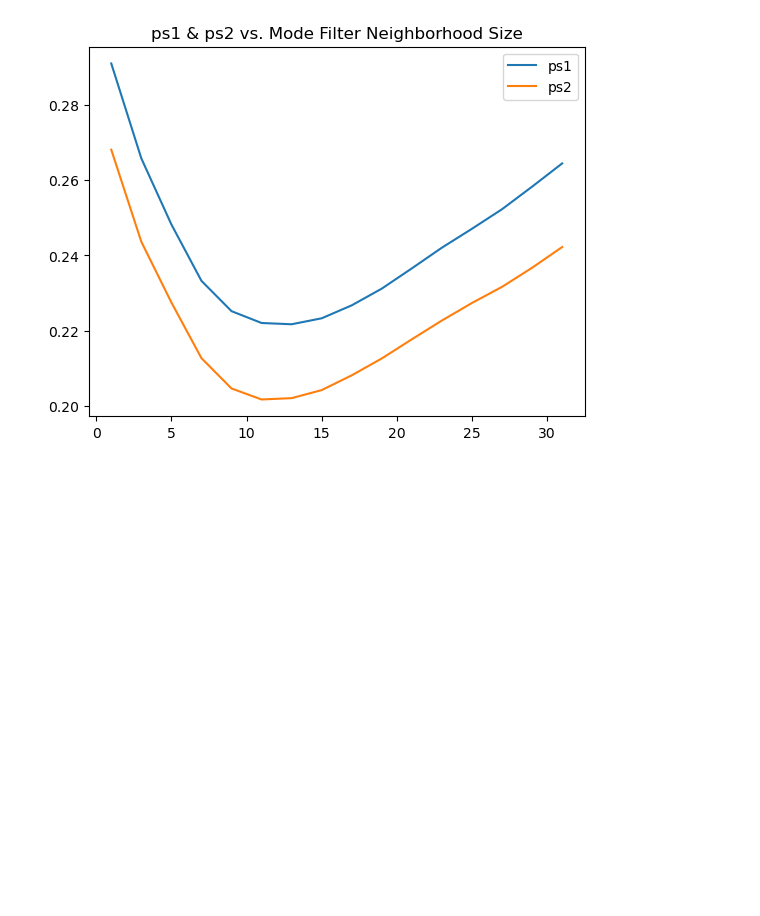
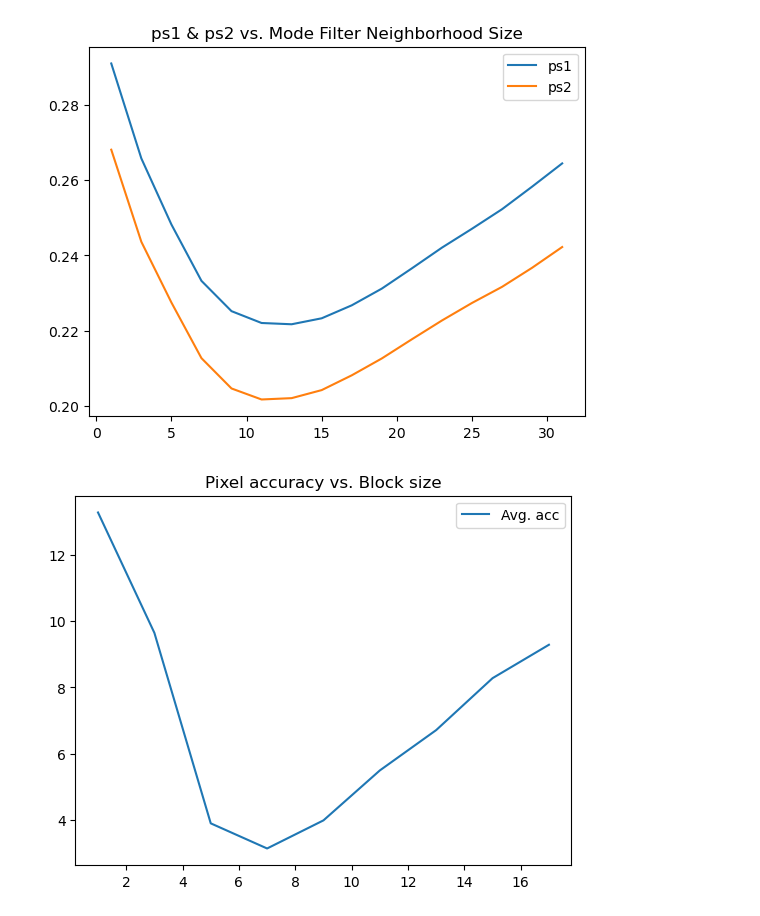
Before and after one commit to RomainFrog/StereoMatching, a Jupyter notebook: algoBM/preprocessing.ipynb, the cells around one changed output. Cells and saved outputs as stored; diff of their text form; code cells hidden in the pictures; blank space fills up the shorter version.

```diff
--- a/algoBM/preprocessing.ipynb
+++ b/algoBM/preprocessing.ipynb
@@ -125,2 +136,18 @@ plt.savefig("output/ps1_ps2_mode.pdf")
 # %% [output]
 [figure]
+# %%
+res = np.array([[1,13.29],[3, 9.65],[5,3.89], [7,3.13], [9,3.98], [11, 5.49], [13, 6.71], [15, 8.28], [17, 9.29]])
+# %%
+### Create the plot
+# plt.plot(res[:,0], res[:,1], label='pixel accuracy')
+plt.plot(res[:,0], res[:,1], label='Avg. acc')
+# plt.plot(x, y2, label='Line 2')
+
+# Add title and legend
+plt.title('Pixel accuracy vs. Block size')
+plt.legend()
+
+# Show the plot
+plt.savefig("output/block_size.pdf")
+# %% [output]
+[figure, added]
```
Also changed, not shown: parts of 10 cells of this notebook, 19 other files.
